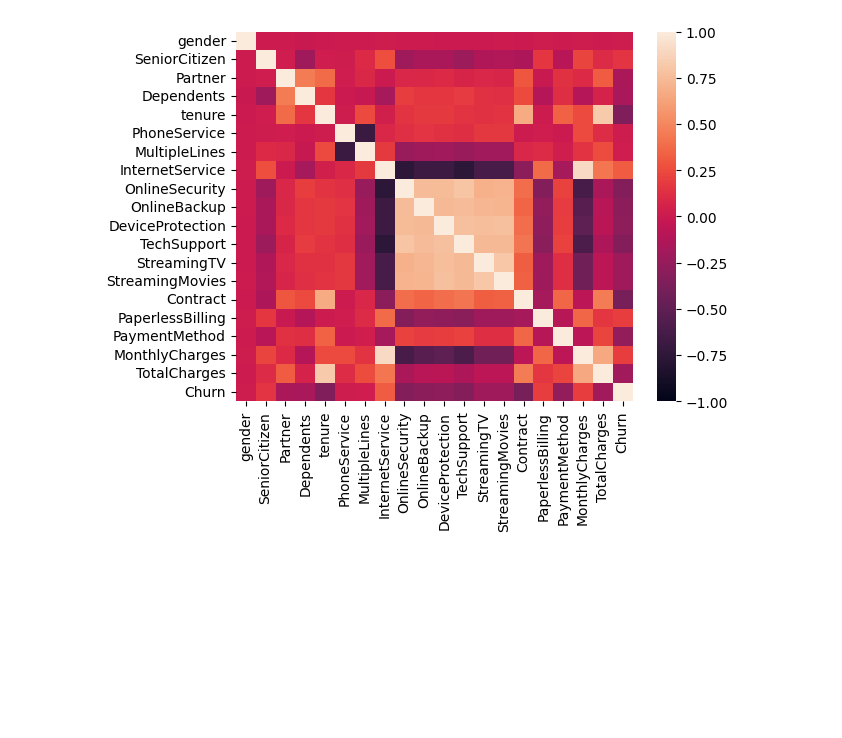
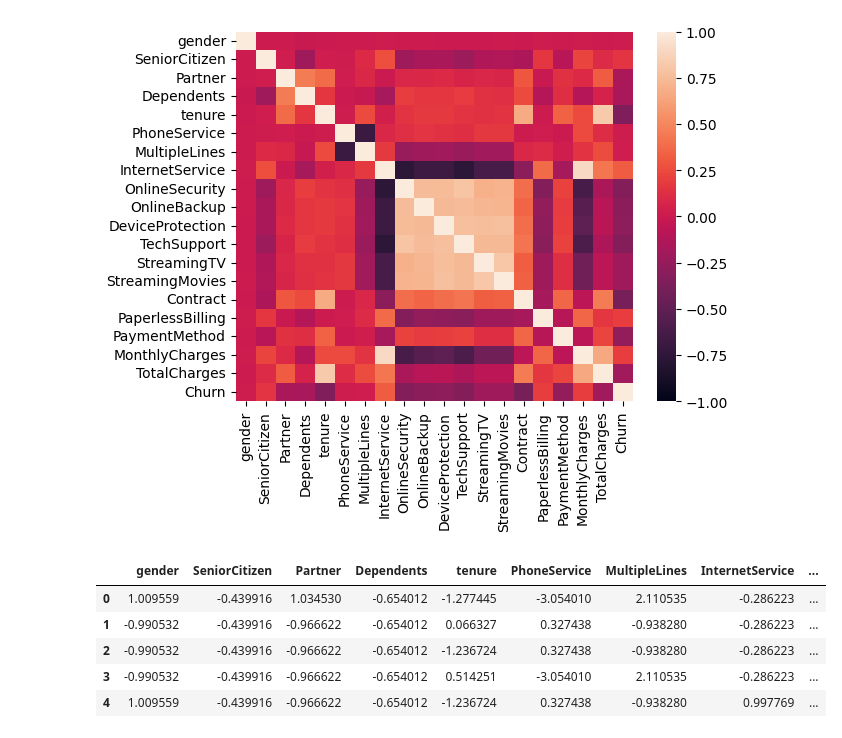
Before and after one commit to aymanfen/ClassificationProject, a Jupyter notebook: DataTreatment.ipynb, the cells around one changed output. Cells and saved outputs as stored; diff of their text form; code cells hidden in the pictures; blank space fills up the shorter version.

```diff
--- a/DataTreatment.ipynb
+++ b/DataTreatment.ipynb
@@ -678,0 +677,15 @@ cleandata.to_csv("Datasets/cleandata.csv")
+# %%
+#Data Standarization
+from sklearn.preprocessing import StandardScaler
+
+scaler=StandardScaler()
+standarddf=pd.DataFrame(scaler.fit_transform(cleandata),columns=cleandata.columns)
+standarddf['Churn']=cleandata['Churn']
+standarddf.head()
+# %% [output]
+|  | gender | SeniorCitizen | Partner | Dependents | tenure | PhoneService | MultipleLines | InternetService | ... |
+| 0 | 1.009559 | -0.439916 | 1.034530 | -0.654012 | -1.277445 | -3.054010 | 2.110535 | -0.286223 | ... |
+| 1 | -0.990532 | -0.439916 | -0.966622 | -0.654012 | 0.066327 | 0.327438 | -0.938280 | -0.286223 | ... |
+| 2 | -0.990532 | -0.439916 | -0.966622 | -0.654012 | -1.236724 | 0.327438 | -0.938280 | -0.286223 | ... |
+| 3 | -0.990532 | -0.439916 | -0.966622 | -0.654012 | 0.514251 | -3.054010 | 2.110535 | -0.286223 | ... |
+| 4 | 1.009559 | -0.439916 | -0.966622 | -0.654012 | -1.236724 | 0.327438 | -0.938280 | 0.997769 | ... |
```
Also changed, not shown: parts of 6 cells of this notebook, 4 other files.
